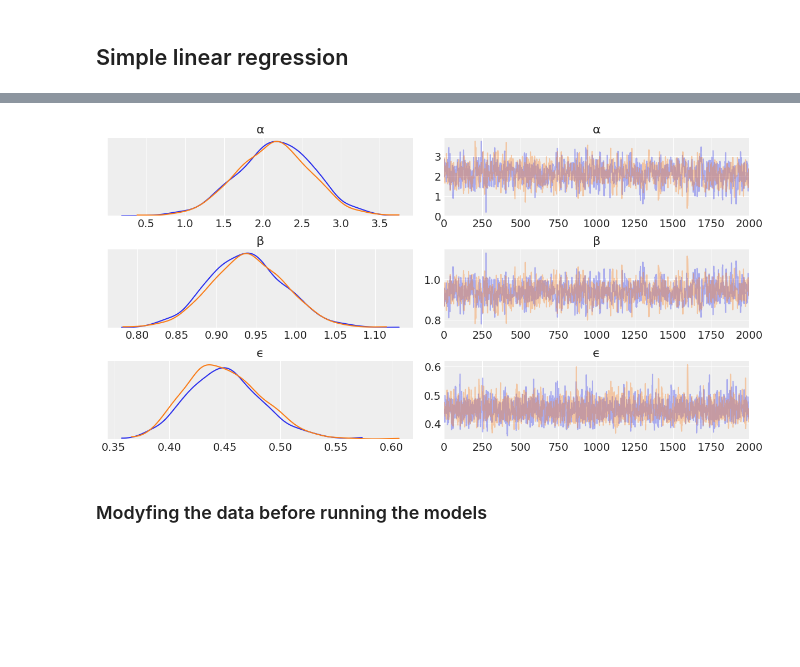
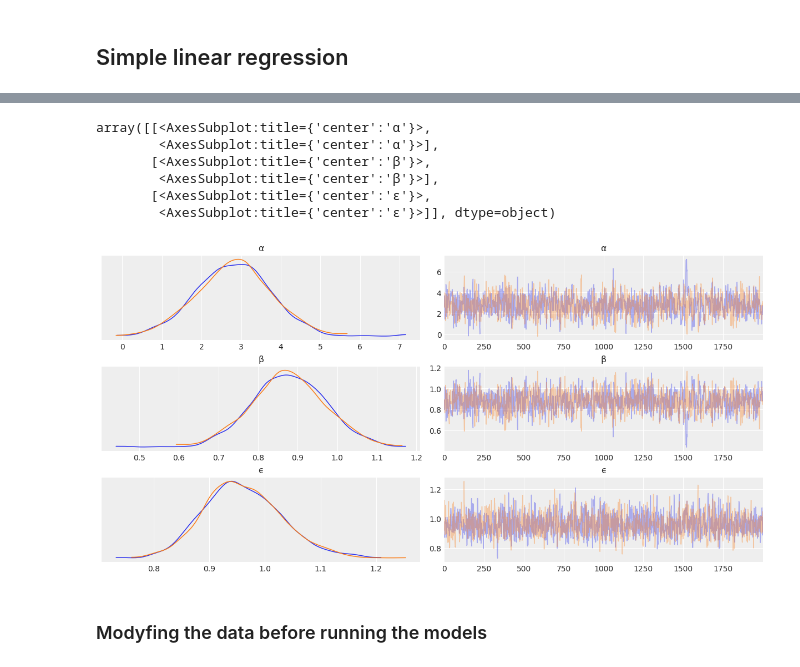
Before and after one commit to tallamjr/bap-numpyro, a Jupyter notebook: notebooks/03-modeling-with-Linear-regressions.ipynb, the cells around one changed output, grey strips where cells are left out. Cells and saved outputs as stored; diff of their text form; code cells hidden in the pictures; blank space fills up the shorter version.

```diff
--- a/notebooks/03-modeling-with-Linear-regressions.ipynb
+++ b/notebooks/03-modeling-with-Linear-regressions.ipynb
@@ -11,21 +46,21 @@ az.style.use('arviz-darkgrid')
 # %% [markdown]
 ## Simple linear regression
 # %%
-np.random.seed(1)
 N = 100
 alpha_real = 2.5
 beta_real = 0.9
-eps_real = np.random.normal(0, 0.5, size=N)
 
-x = np.random.normal(10, 1, N)
+eps_real = dist.Normal(loc=0, scale=1).sample(random.PRNGKey(0), (N,))
+
+x = dist.Normal(loc=10, scale=1.).sample(random.PRNGKey(1), (N,)) # Same seed produces perfect line
 y_real = alpha_real + beta_real * x
 y = y_real + eps_real
 
 # we can center the data
-#x = x - x.mean()
+# x = x - x.mean()
 # or standardize the data
-#x = (x - x.mean())/x.std()
-#y = (y - y.mean())/y.std()
+# x = (x - x.mean())/x.std()
+# y = (y - y.mean())/y.std()
 # %%
 _, ax = plt.subplots(1, 2, figsize=(8, 4))
 ax[0].plot(x, y, 'C0.')
@@ -41,10 +76,0 @@ plt.savefig('B11197_03_02.png', dpi=300)
-# %%
-with pm.Model() as model_g:
-    α = pm.Normal('α', mu=0, sd=10)
-    β = pm.Normal('β', mu=0, sd=1)
-    ϵ = pm.HalfCauchy('ϵ', 5)
-
-    μ = pm.Deterministic('μ', α + β * x)
-    y_pred = pm.Normal('y_pred', mu=μ, sd=ϵ, observed=y)
-
-    trace_g = pm.sample(2000, tune=1000)
@@ -57,0 +77,13 @@ The acceptance probability does not match the target. It is 0.9181566238144638,
+# %%
+def model(obs=None):
+    α = numpyro.sample('α', dist.Normal(loc=0, scale=10))
+    β = numpyro.sample('β', dist.Normal(loc=0, scale=1))
+    ϵ = numpyro.sample('ϵ', dist.HalfCauchy(scale=5))
+
+    μ = numpyro.deterministic('μ', α + β * x)
+
+    y_pred = numpyro.sample('y_pred', dist.Normal(loc=μ, scale=ϵ), obs=obs, sample_shape=(len(y),))
+
+kernel = NUTS(model)
+mcmc = MCMC(kernel, num_warmup=1000, num_samples=2000, num_chains=2)
+mcmc.run(random.PRNGKey(seed), obs=y)
@@ -58,7 +92,12 @@ The acceptance probability does not match the target. It is 0.9181566238144638,
 # %%
-az.plot_trace(trace_g, var_names=['α', 'β', 'ϵ'])
-plt.savefig('B11197_03_03.png', dpi=300)
+az.plot_trace(mcmc, var_names=['α', 'β', 'ϵ'], compact=False)
 # %% [output]
+array([[<AxesSubplot:title={'center':'α'}>,
+        <AxesSubplot:title={'center':'α'}>],
+       [<AxesSubplot:title={'center':'β'}>,
+        <AxesSubplot:title={'center':'β'}>],
+       [<AxesSubplot:title={'center':'ϵ'}>,
+        <AxesSubplot:title={'center':'ϵ'}>]], dtype=object)
-[figure, old version]
+[figure, new version]
 # %% [markdown]
 ### Modyfing the data before running the models
```
Also changed, not shown: parts of 54 cells of this notebook.
